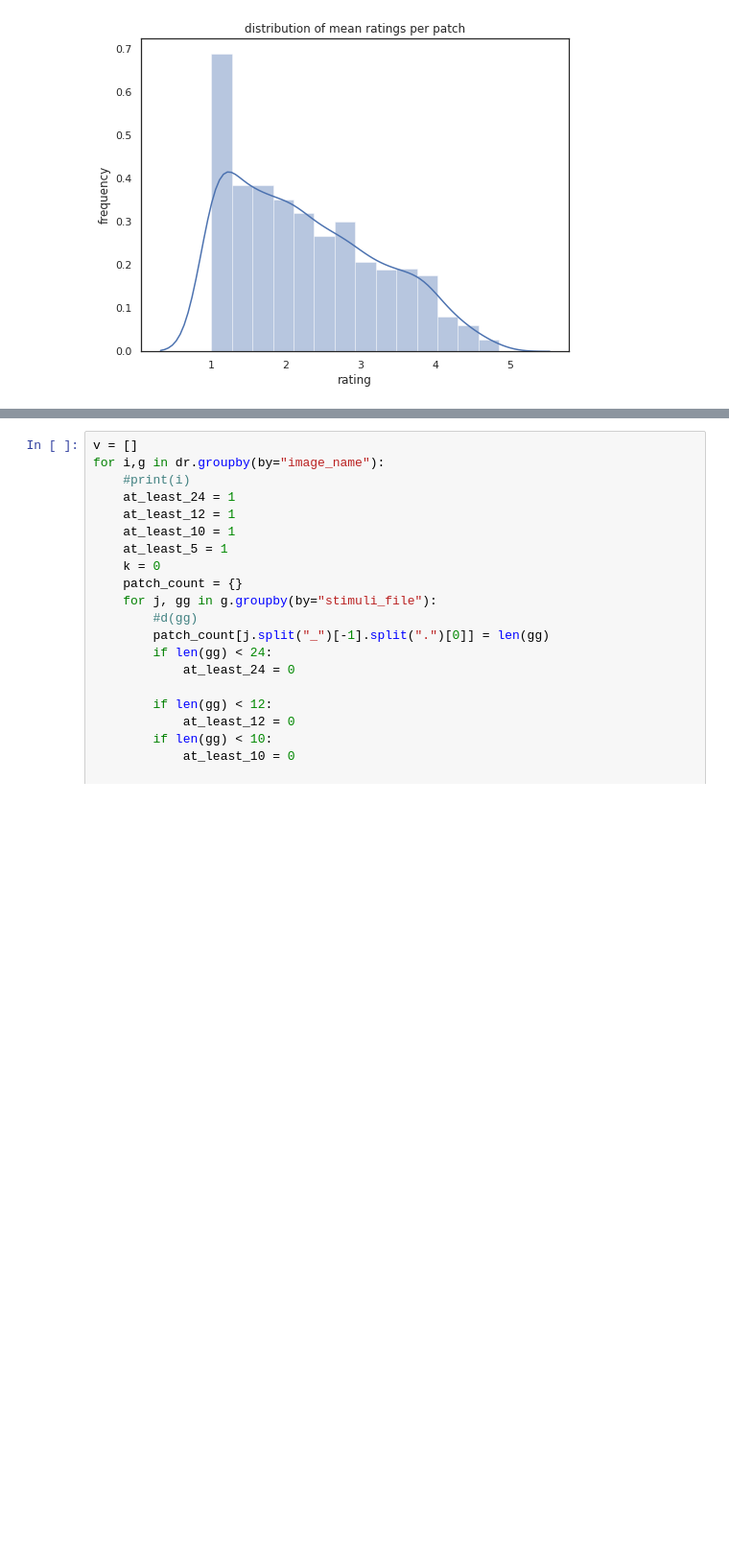
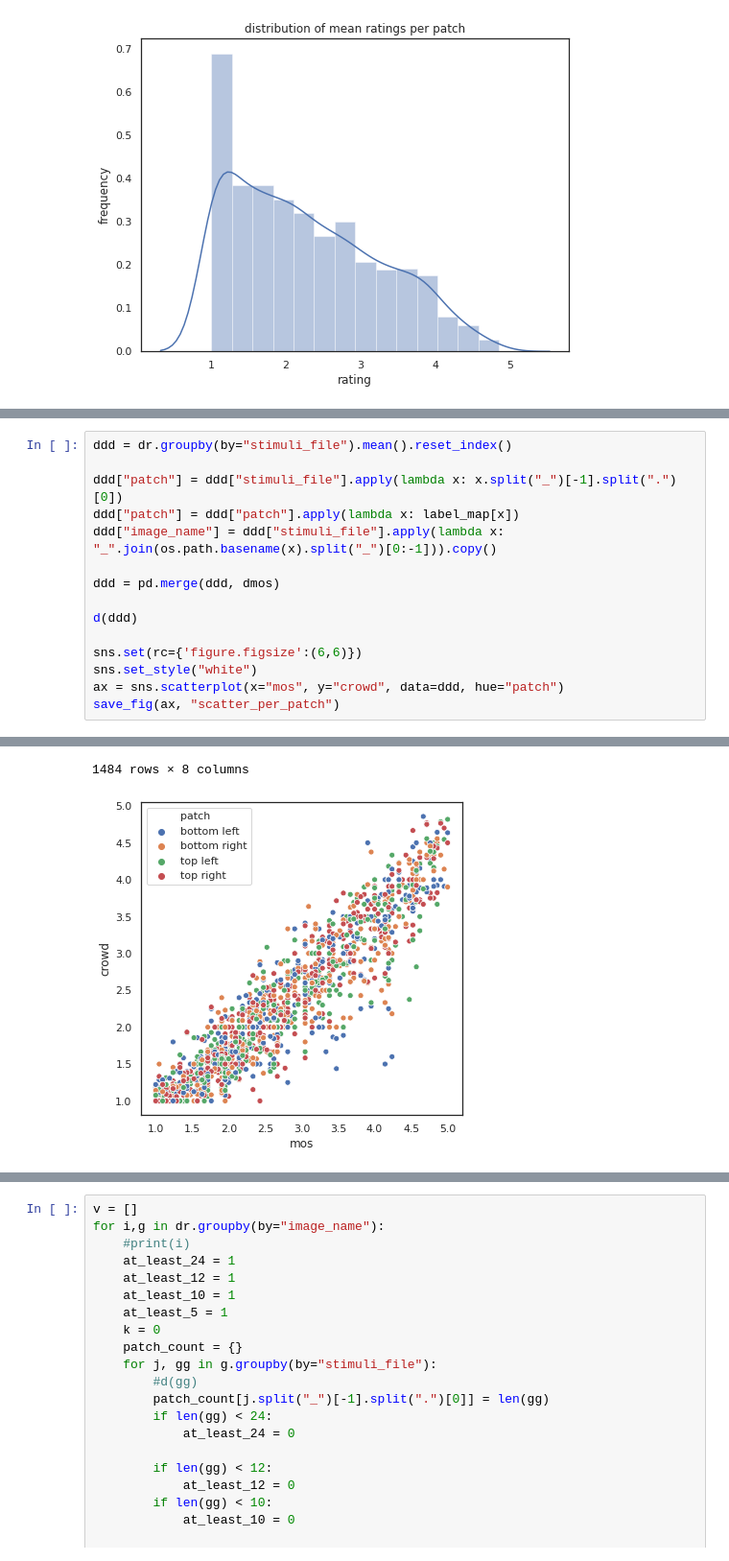
Before and after one commit to Telecommunication-Telemedia-Assessment/image_quality_test, a Jupyter notebook: test_2/analyze.ipynb, the cells around one changed output, grey strips where cells are left out. Shown at 96% size. Saved outputs shown, nothing was run; the diff lists cells and outputs as text; blank space fills up the shorter version.

```diff
--- a/test_2/analyze.ipynb
+++ b/test_2/analyze.ipynb
@@ -311,0 +326,16 @@ See the caveats in the documentation: https://pandas.pydata.org/pandas-docs/stab
+# %%
+ddd = dr.groupby(by="stimuli_file").mean().reset_index()
+
+ddd["patch"] = ddd["stimuli_file"].apply(lambda x: x.split("_")[-1].split(".")[0])
+ddd["patch"] = ddd["patch"].apply(lambda x: label_map[x])
+ddd["image_name"] = ddd["stimuli_file"].apply(lambda x: "_".join(os.path.basename(x).split("_")[0:-1])).copy()
+
+ddd = pd.merge(ddd, dmos)
+
+d(ddd)
+
+sns.set(rc={'figure.figsize':(6,6)})
+sns.set_style("white")
+ax = sns.scatterplot(x="mos", y="crowd", data=ddd, hue="patch")
+save_fig(ax, "scatter_per_patch")
+# %% [output]
@@ -311,0 +354,2 @@ See the caveats in the documentation: https://pandas.pydata.org/pandas-docs/stab
+1484 rows × 8 columns
+[figure, added]
```
Also changed, not shown: parts of 15 cells of this notebook.
